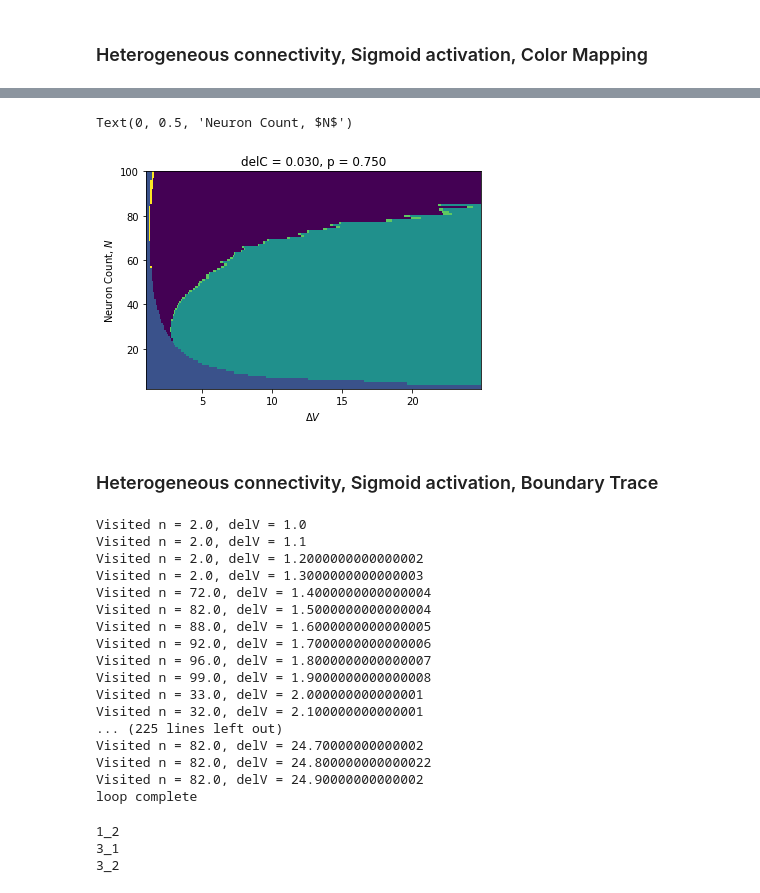
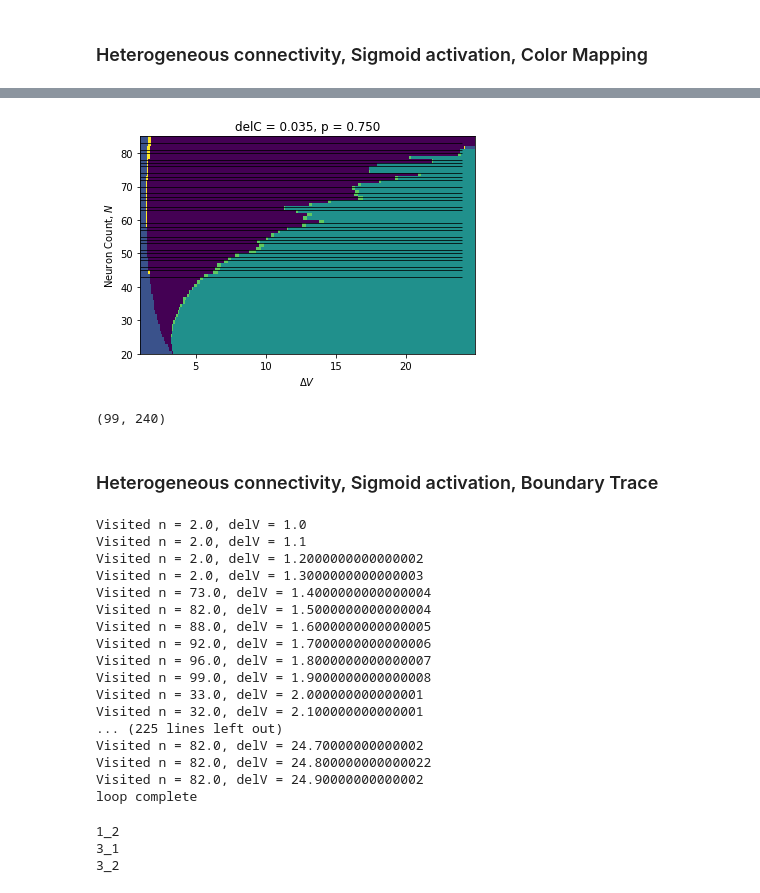
Before and after one commit to mbibireata/Networks, a Jupyter notebook: Rhythmogenesis.ipynb, the cells around one changed output, grey strips where cells are left out. Saved outputs shown, nothing was run; the diff lists cells and outputs as text; code cells hidden in the pictures.

Commit message:
fixed kcore hlines

```diff
--- a/Rhythmogenesis.ipynb
+++ b/Rhythmogenesis.ipynb
@@ -1072,7 +1072,7 @@ C0=18 #18
 
 delV= 1. #1.
 delVmin = delV/3 #delV/3
-delC= 0.03 #0.03
+delC= 0.035 #0.03
 r_1= 70*99/(n-1)#Max Firing rate is r_1 + r_0 70
 r_0 = 5*99/(n-1) #Min firing rate 5
 
@@ -1144,21 +1144,36 @@ Visited n = 2
 Visited n = 1
 Visited n = 0
 loop complete
+# %%
+network.M = M
+network.l = l
+network.n = n
+k = largestkcore(network.M)
+kcore_transition = []
+for i in range(n-1):
+    network.kill_neuron2(1)
+    new_k = largestkcore(network.M)
+    if new_k != k:
+        kcore_transition.append(network.n + 1)
+        k = new_k
 # %%
 cmap = plt.cm.viridis
 data = np.flip(phase, axis=0)
 norm = plt.Normalize(vmin = data.min(), vmax = data.max())
-img = cmap(norm(data))
-imshow(img, aspect='auto', extent=[V_space[0],V_space[-1],n_space[0],n_space[-1]])
+img = cmap(norm(data[15:80]))
+#imshow(img, aspect='auto', extent=[V_space[0],V_space[-1],n_space[0],n_space[-1]])
+imshow(img, aspect='auto', extent=[V_space[0],V_space[-1],20,85])
 plt.title("delC = {:.3f}, p = {:.3f}".format(delC, p))
+plt.hlines(np.array(kcore_transition[12:40]), 1, 24, linestyles='solid', linewidths=0.75, colors='k')
 xlabel(r"$\Delta V$")
 ylabel(r"Neuron Count, $N$")
-#plt.savefig("phase/sample5/full_phase_dc_{}".format("03"))
+plt.savefig("paper_figures/full_space_kcores2_re.png".format("03"),dpi=400)
 # %% [output]
-Text(0, 0.5, 'Neuron Count, $N$')
-[figure, old version]
+[figure, new version]
 # %%
-data
+data.shape
+# %% [output]
+(99, 240)
 # %% [markdown]
 ### Heterogeneous connectivity, Sigmoid activation, Boundary Trace
 # %%
@@ -1274,7 +1289,7 @@ Visited n = 2.0, delV = 1.0
 Visited n = 2.0, delV = 1.1
 Visited n = 2.0, delV = 1.2000000000000002
 Visited n = 2.0, delV = 1.3000000000000003
-Visited n = 72.0, delV = 1.4000000000000004
+Visited n = 73.0, delV = 1.4000000000000004
 Visited n = 82.0, delV = 1.5000000000000004
 Visited n = 88.0, delV = 1.6000000000000005
 Visited n = 92.0, delV = 1.7000000000000006
```
Also changed, not shown: parts of 1 cell of this notebook.
